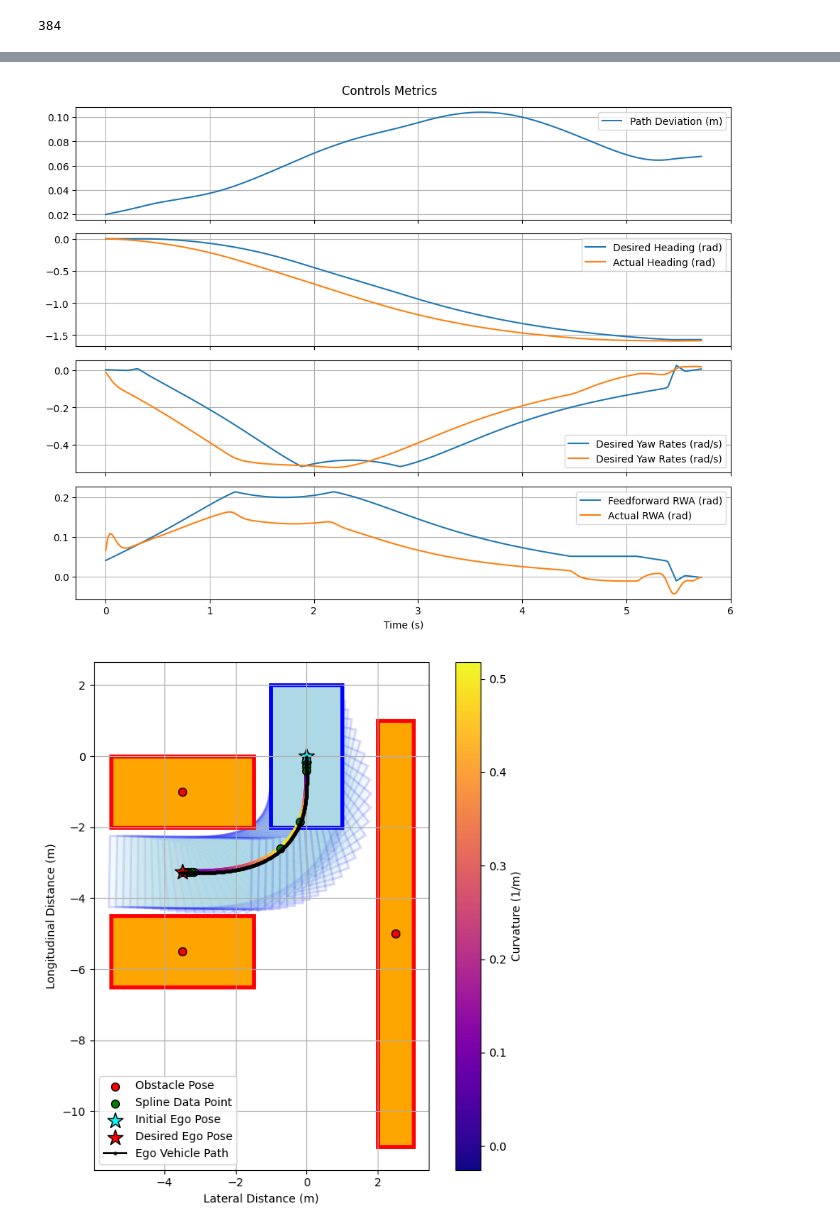
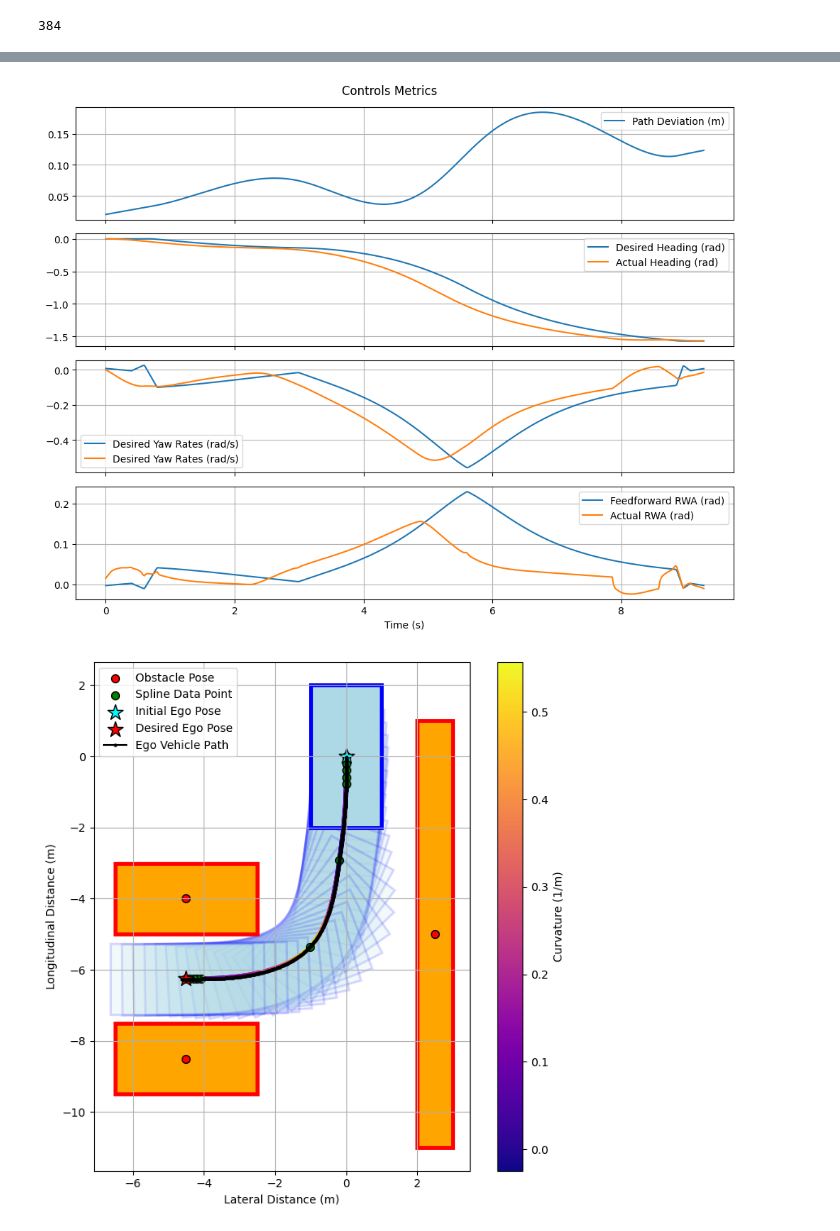
Before and after one commit to SamKhzym/cloud-auto-park, a Jupyter notebook: sim_ws/src/digital_twin/vehicle_controller/analysis/controls_doe.ipynb, the cells around one changed output, grey strips where cells are left out. Cells and saved outputs as stored; diff of their text form; code cells hidden in the pictures.

```diff
--- a/sim_ws/src/digital_twin/vehicle_controller/analysis/controls_doe.ipynb
+++ b/sim_ws/src/digital_twin/vehicle_controller/analysis/controls_doe.ipynb
@@ -97,7 +97,7 @@ class VehiclePlantModel:
 actual_params = VehicleBicycleModelParams(cf_Nprad=3.30, cr_Nprad=3.80, mass_kg=2.62, lf_m=0.15875, lr_m=0.17145, izz_kgm2=0.062)
 speed_mps = -1.0
 sample_time_hz = 50
-horizon = 5
+horizon = 10
 delta_ff = []
 
 lr = actual_params.lr_m
@@ -203,12 +203,17 @@ def plot_controls_stats(trajectory, stats, metadata):
     filename = filename.replace('.', '-')
     fig.savefig(fig_save_path + filename + '.svg')
 
-def get_metrics(trajectory, stats, desired_pose):
+def get_metrics(trajectory, stats, obstacles, desired_pose):
     ds = np.sqrt(np.square(trajectory.path[0] - stats['x']) + np.square(trajectory.path[1] - stats['y']))
     dtheta = trajectory.headings - stats['theta']
 
     ego_traj = Trajectory(np.array([stats['x'], stats['y']]), stats['theta'], stats['omega']/speed_mps, [], desired_pose)
-    min_sep = get_min_separation_between_traj_and_obs(ego_traj, desired_pose, 50)
+
+    min_sep = math.inf
+    for obs in obstacles:
+        sep = get_min_separation_between_traj_and_obs(ego_traj, obs, 50)
+        if sep < min_sep:
+            min_sep = sep
 
     return {
         'mean_path_deviation': np.mean(ds),
@@ -228,7 +233,7 @@ def follow_trajectory_and_get_metrics(metadata):
     desired_pose, obstacles = setup_scenario(**metadata)
 
     # setup mpc controller
-    mpc = MpcController(actual_params, sample_time_hz=25, horizon=horizon, speed_mps=speed_mps)
+    mpc = MpcController(actual_params, sample_time_hz=15, horizon=horizon, speed_mps=speed_mps)
     mpc.set_path(trajectory.path, trajectory.headings, trajectory.curvatures)
     plant = VehiclePlantModel(actual_params, major_sample_time_s=(1/sample_time_hz))
 
@@ -270,7 +275,7 @@ def follow_trajectory_and_get_metrics(metadata):
     }
 
     # get metrics from stats
-    metrics = get_metrics(trajectory, stats, desired_pose)
+    metrics = get_metrics(trajectory, stats, obstacles, desired_pose)
 
     # do plotting utils
     plot_controls_stats(trajectory, stats, metadata)
@@ -325,5 +330,5 @@ for scenario in scenarios:
 # %% [output]
 384
 # %%
-follow_trajectory_and_get_metrics(scenarios[0])
+follow_trajectory_and_get_metrics(scenarios[56])
 # %% [output]
@@ -347,5 +352,5 @@ follow_trajectory_and_get_metrics(scenarios[0])
-[figure, old version]
+[figure, new version]
-[figure, old version]
+[figure, new version]
 # %%
 import multiprocessing as mp
 import pickle
```
Also changed, not shown: parts of 1 cell of this notebook, 1 other file.
